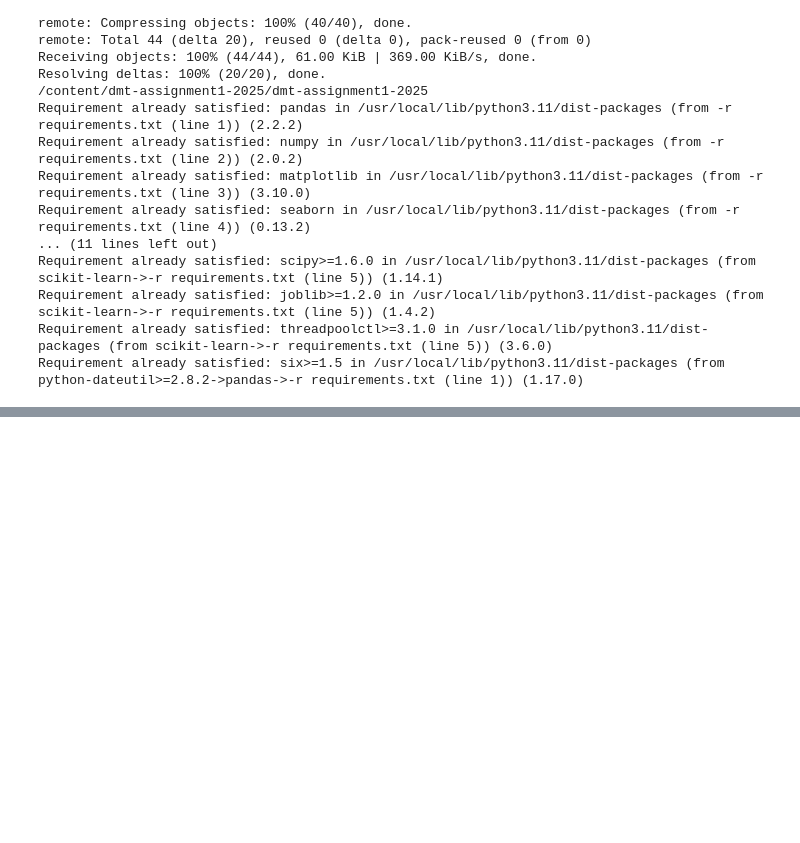
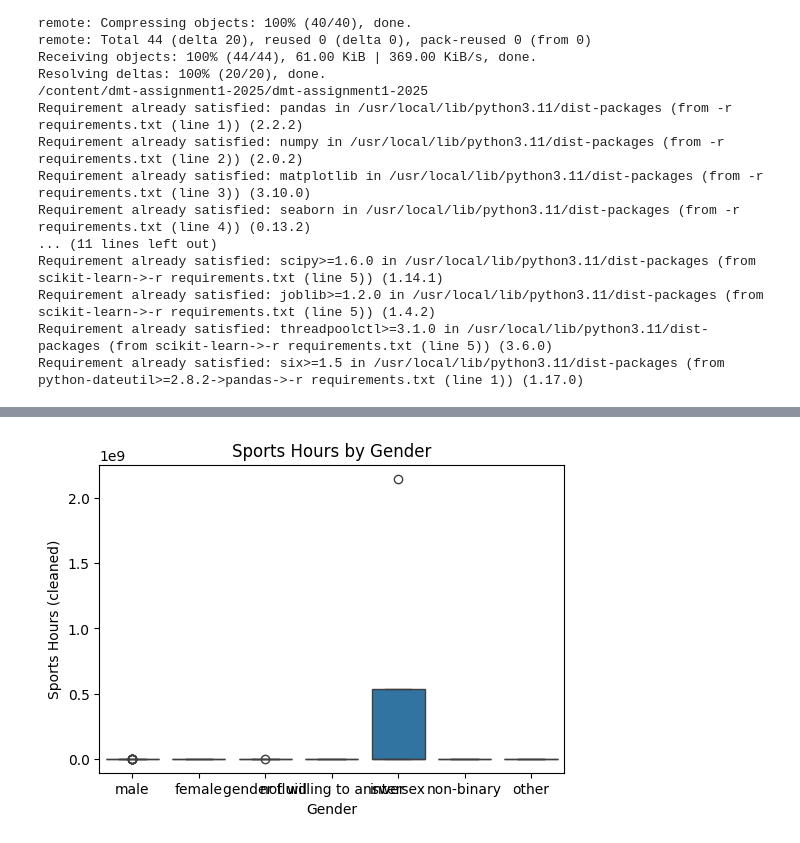
Before and after one commit to rahil1303/dmt-assignment1-2025, a Jupyter notebook: notebooks/Iteration_1_eda.ipynb, the cells around one changed output, grey strips where cells are left out. Saved outputs shown, nothing was run; the diff lists cells and outputs as text; code cells hidden in the pictures; blank space fills up the shorter version.

```diff
--- a/notebooks/Iteration_1_eda.ipynb
+++ b/notebooks/Iteration_1_eda.ipynb
@@ -32,0 +86,17 @@ df = pd.read_excel("data/ODI-2025.xlsx")
+# %%
+df.columns.tolist()
+# Strip all column names of leading/trailing whitespace
+df.columns = df.columns.str.strip()
+# Clean and convert the sports hours column to numeric
+df['sports_clean'] = pd.to_numeric(df['How many hours per week do you do sports (in whole hours)?'], errors='coerce')
+# %%
+plt.figure(figsize=(6,4))
+sns.boxplot(data=df,
+            x='What is your gender?',
+            y='sports_clean')
+plt.title("Sports Hours by Gender")
+plt.xlabel("Gender")
+plt.ylabel("Sports Hours (cleaned)")
+plt.show()
+# %% [output]
+[figure, added]
```
Also changed, not shown: parts of 4 cells of this notebook.
